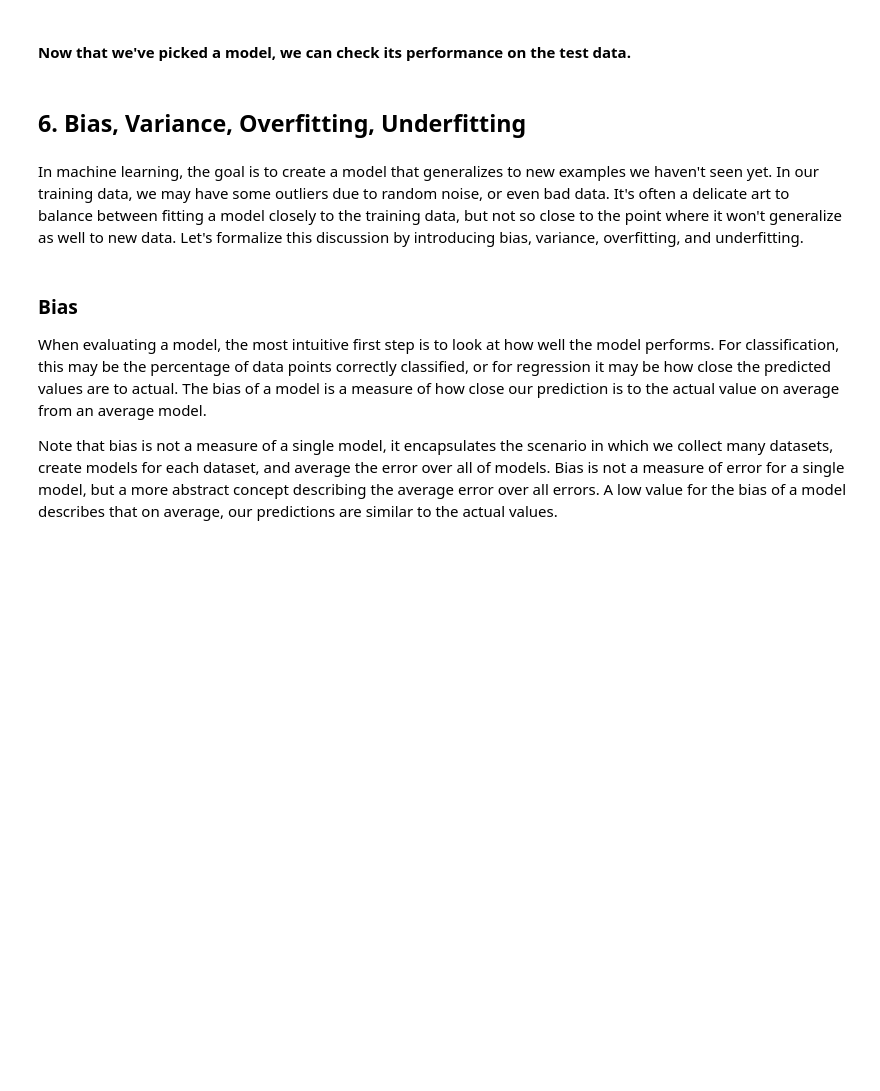
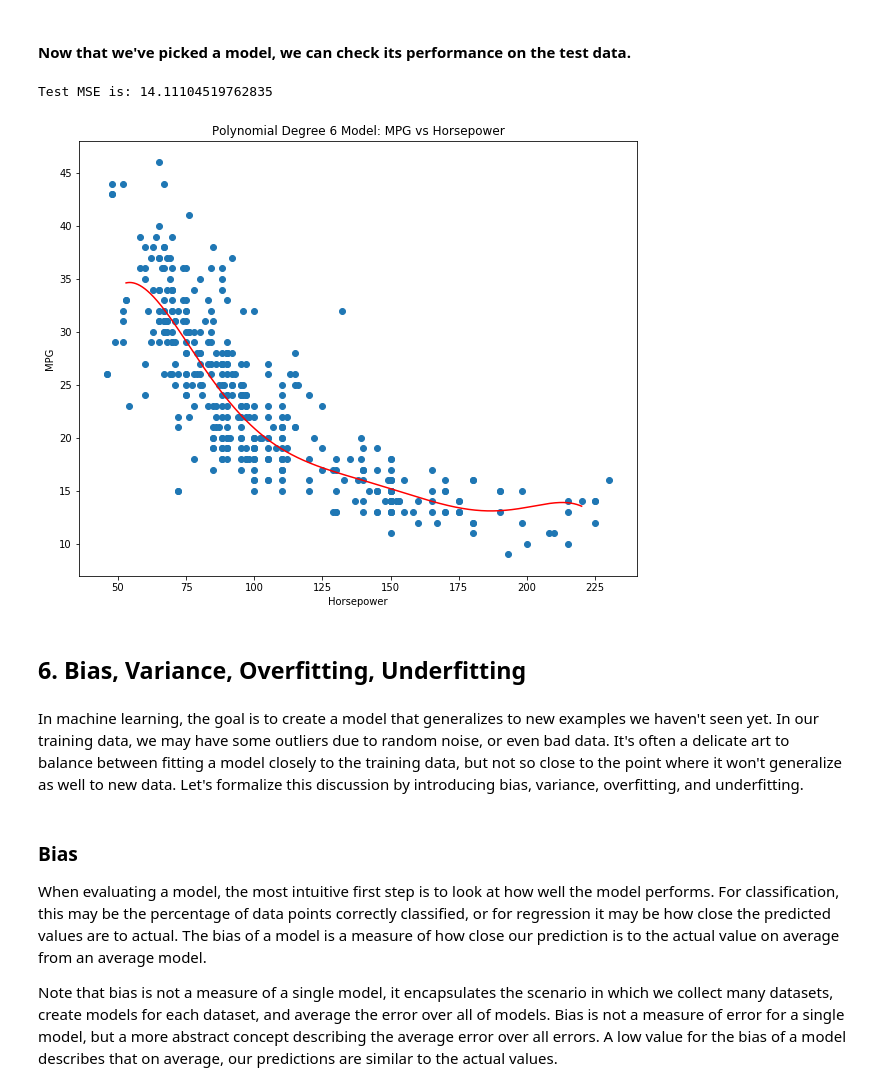
Before and after one commit to DragonKyro/Fall_2022_SAAS_ED_Materials, a Jupyter notebook: Fall_2022_Lectures/Lecture_7/Lec7.ipynb, the cells around one changed output. Drawn from its saved outputs; the diff is of its cells as text; code cells hidden in the pictures; blank space fills up the shorter version.

```diff
--- a/Fall_2022_Lectures/Lecture_7/Lec7.ipynb
+++ b/Fall_2022_Lectures/Lecture_7/Lec7.ipynb
@@ -259,8 +259,11 @@ Training MSE is: 18.918676260211672
 # %% [markdown]
 #### Now that we've picked a model, we can check its performance on the test data.
 # %%
-final_model, final_poly = ...
+final_model, final_poly = polynomial_regression(6, X_test, y_test)
 print('Test MSE is: ' + str(compute_mse(polynomial_predict(final_model, final_poly, X_test), y_test)))
+# %% [output]
+Test MSE is: 14.11104519762835
+[figure, added]
 # %% [markdown]
 ## 6. Bias, Variance, Overfitting, Underfitting
 # %% [markdown]
```
Also changed, not shown: parts of 6 cells of this notebook, 7 other files.
